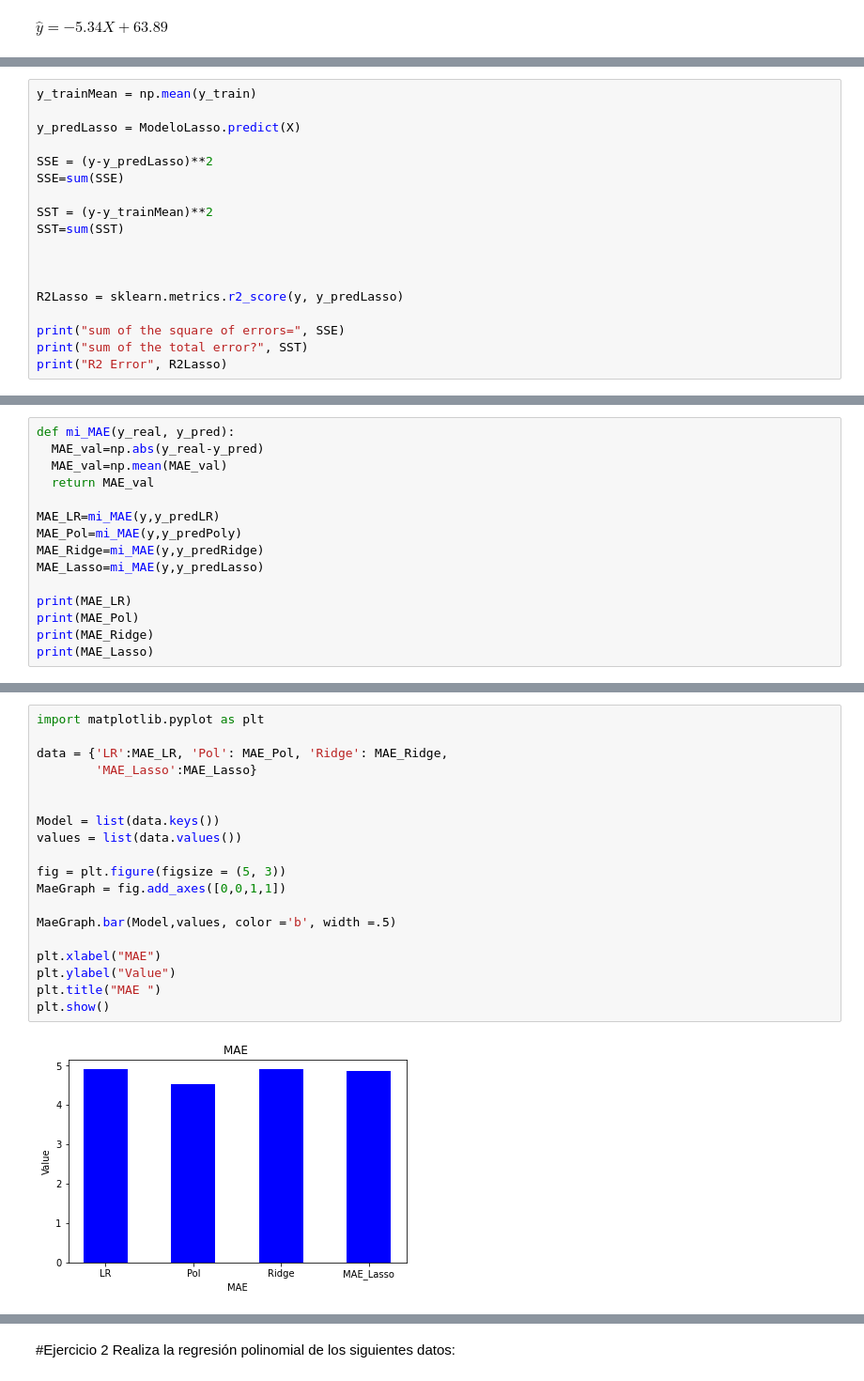
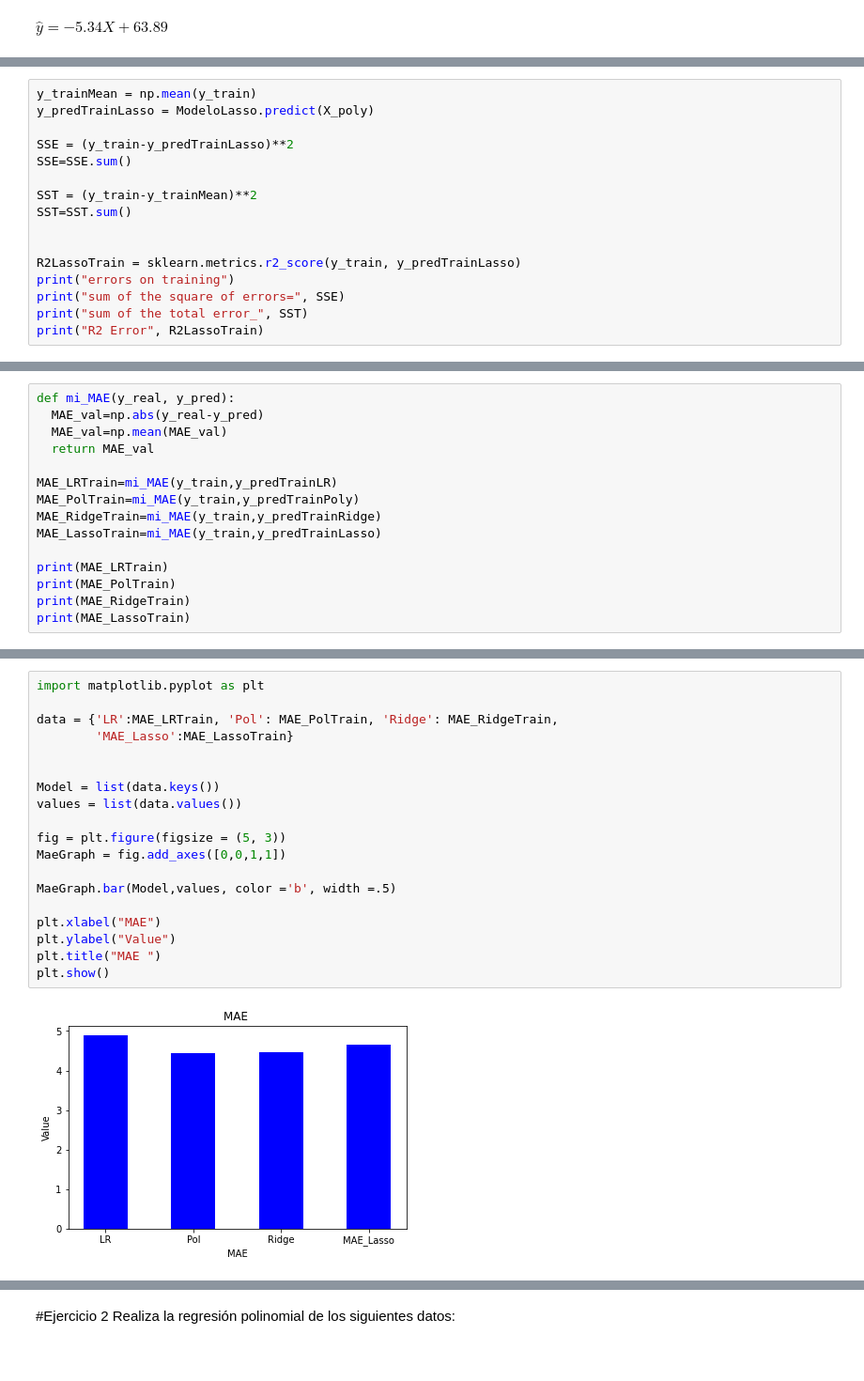
Before and after one commit to PosgradoMNA/actividades-de-aprendizaje-A01081266, a Jupyter notebook: A01081266TecMty_Regresion_lineal_polinomial.ipynb, the cells around one changed output, grey strips where cells are left out. Shown at 94% size. Saved outputs shown, nothing was run; the diff lists cells and outputs as text.

```diff
--- a/A01081266TecMty_Regresion_lineal_polinomial.ipynb
+++ b/A01081266TecMty_Regresion_lineal_polinomial.ipynb
@@ -566,19 +597,17 @@ plt.legend(loc="upper left", fontsize=14);
 # %%
 y_trainMean = np.mean(y_train)
+y_predTrainLasso = ModeloLasso.predict(X_poly)
 
-y_predLasso = ModeloLasso.predict(X)
+SSE = (y_train-y_predTrainLasso)**2
+SSE=SSE.sum()
 
-SSE = (y-y_predLasso)**2
-SSE=sum(SSE)
-
-SST = (y-y_trainMean)**2
-SST=sum(SST)
+SST = (y_train-y_trainMean)**2
+SST=SST.sum()
 
 
-
-R2Lasso = sklearn.metrics.r2_score(y, y_predLasso)
-
+R2LassoTrain = sklearn.metrics.r2_score(y_train, y_predTrainLasso)
+print("errors on training")
 print("sum of the square of errors=", SSE)
-print("sum of the total error?", SST)
-print("R2 Error", R2Lasso)
+print("sum of the total error_", SST)
+print("R2 Error", R2LassoTrain)
 # %% [output]
@@ -591,13 +641,13 @@ def mi_MAE(y_real, y_pred):
   MAE_val=np.mean(MAE_val)
   return MAE_val
 
-MAE_LR=mi_MAE(y,y_predLR)
-MAE_Pol=mi_MAE(y,y_predPoly)
-MAE_Ridge=mi_MAE(y,y_predRidge)
-MAE_Lasso=mi_MAE(y,y_predLasso)
+MAE_LRTrain=mi_MAE(y_train,y_predTrainLR)
+MAE_PolTrain=mi_MAE(y_train,y_predTrainPoly)
+MAE_RidgeTrain=mi_MAE(y_train,y_predTrainRidge)
+MAE_LassoTrain=mi_MAE(y_train,y_predTrainLasso)
 
-print(MAE_LR)
-print(MAE_Pol)
-print(MAE_Ridge)
-print(MAE_Lasso)
+print(MAE_LRTrain)
+print(MAE_PolTrain)
+print(MAE_RidgeTrain)
+print(MAE_LassoTrain)
 # %% [output]
@@ -608,24 +658,24 @@ print(MAE_Lasso)
 # %%
 import matplotlib.pyplot as plt
 
-data = {'LR':MAE_LR, 'Pol': MAE_Pol, 'Ridge': MAE_Ridge,
-        'MAE_Lasso':MAE_Lasso}
+data = {'LR':MAE_LRTrain, 'Pol': MAE_PolTrain, 'Ridge': MAE_RidgeTrain,
+        'MAE_Lasso':MAE_LassoTrain}
 
 
 Model = list(data.keys())
 values = list(data.values())
 
 fig = plt.figure(figsize = (5, 3))
 MaeGraph = fig.add_axes([0,0,1,1])
 
 MaeGraph.bar(Model,values, color ='b', width =.5)
 
 plt.xlabel("MAE")
 plt.ylabel("Value")
 plt.title("MAE ")
 plt.show()
 # %% [output]
-[figure, old version]
+[figure, new version]
 # %%
 plt.plot(Model,values)
 # %% [output]
```
Also changed, not shown: parts of 69 cells of this notebook.
